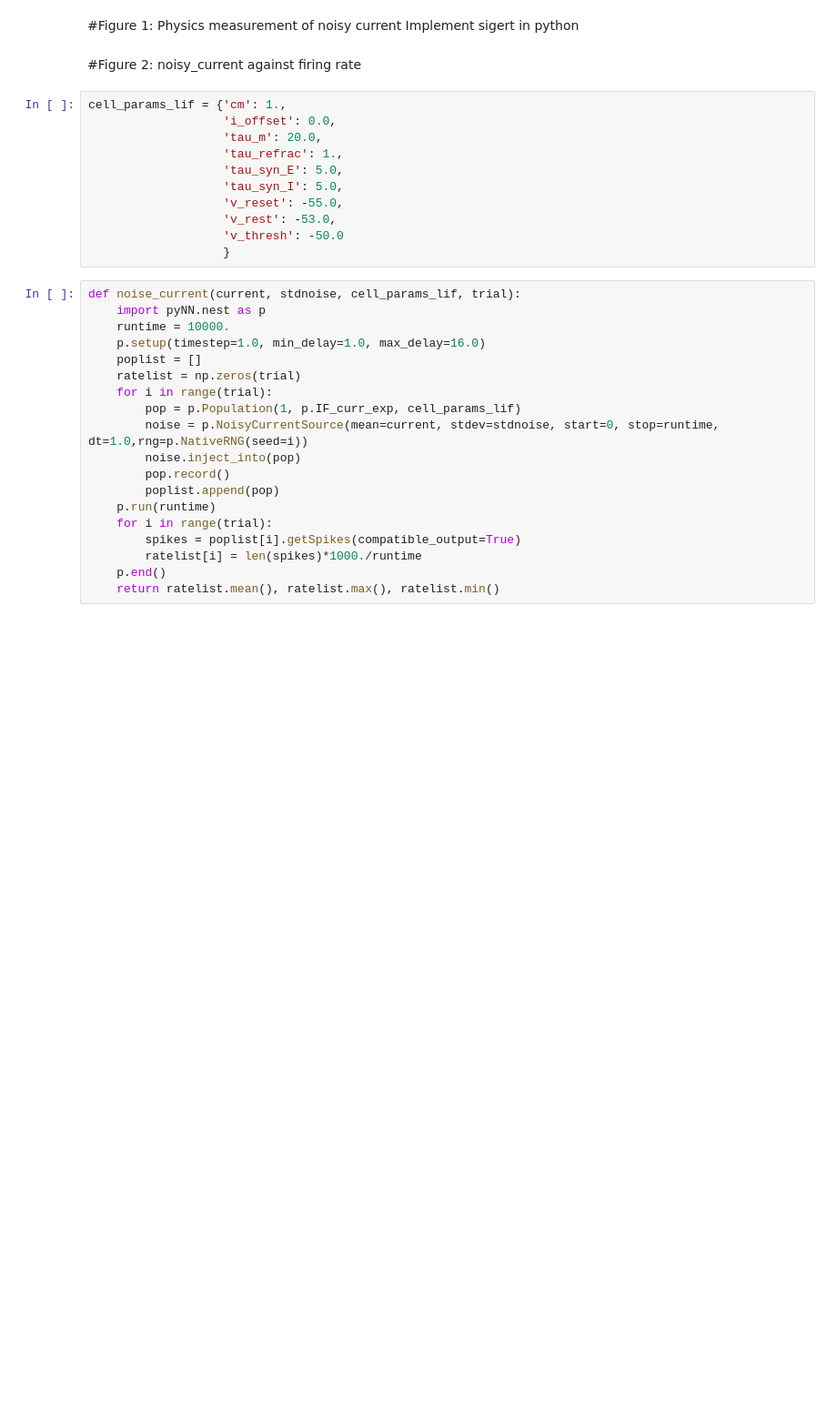
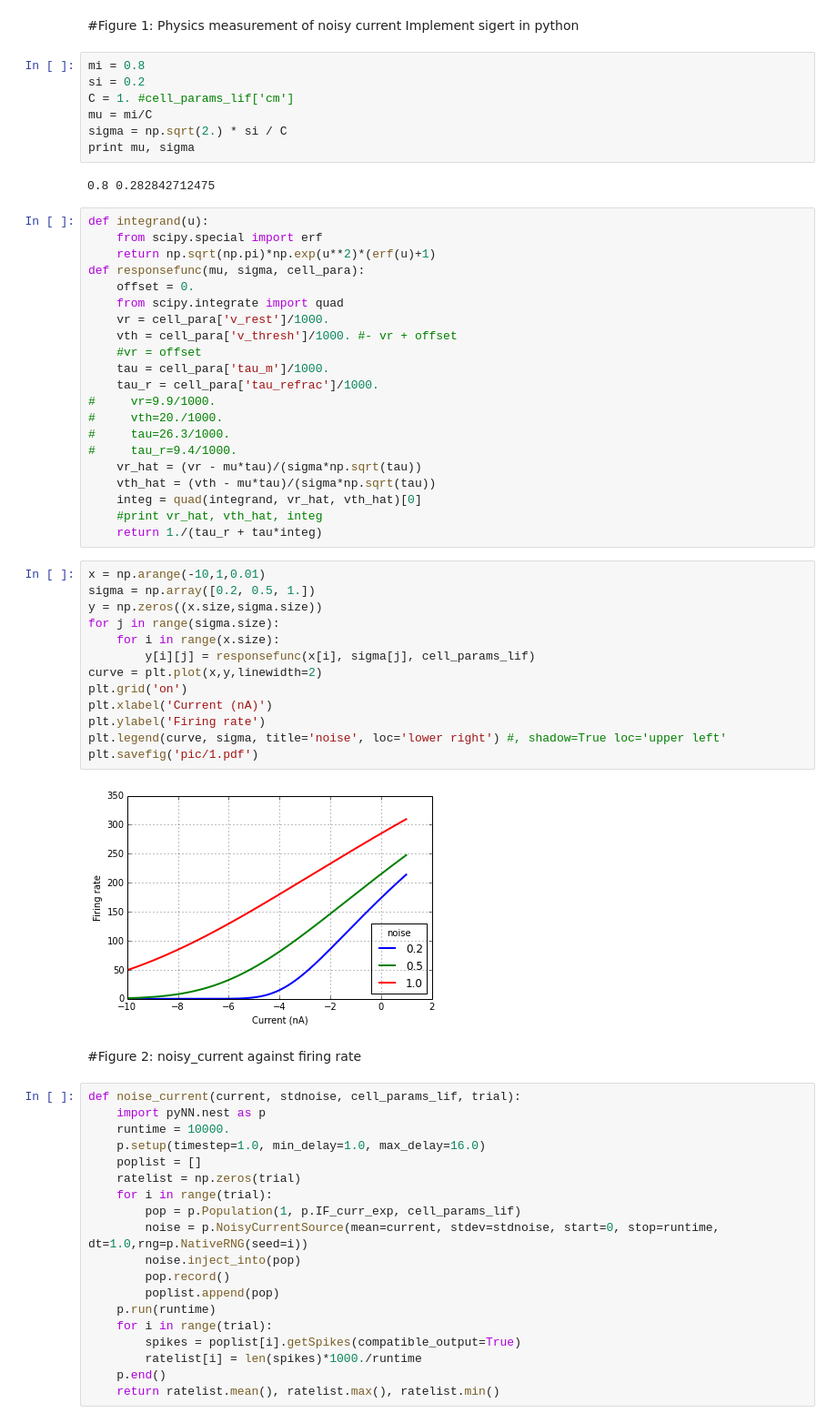
Before and after one commit to qian-liu/iconip2016, a Jupyter notebook: code/figure.ipynb, the cells around one changed output. Shown: that part at 91% size. Saved outputs shown, nothing was run; the diff lists cells and outputs as text; blank space fills up the shorter version.

```diff
--- a/code/figure.ipynb
+++ b/code/figure.ipynb
@@ -11,19 +23,53 @@ import copy
 # %% [markdown]
 #Figure 1: Physics measurement of noisy current
 Implement sigert in python
+# %%
+mi = 0.8
+si = 0.2
+C = 1. #cell_params_lif['cm']
+mu = mi/C
+sigma = np.sqrt(2.) * si / C
+print mu, sigma
+# %% [output]
+0.8 0.282842712475
+# %%
+def integrand(u):
+    from scipy.special import erf
+    return np.sqrt(np.pi)*np.exp(u**2)*(erf(u)+1)
+def responsefunc(mu, sigma, cell_para):
+    offset = 0.
+    from scipy.integrate import quad
+    vr = cell_para['v_rest']/1000.
+    vth = cell_para['v_thresh']/1000. #- vr + offset
+    #vr = offset
+    tau = cell_para['tau_m']/1000.
+    tau_r = cell_para['tau_refrac']/1000.
+#     vr=9.9/1000.
+#     vth=20./1000.
+#     tau=26.3/1000.
+#     tau_r=9.4/1000.
+    vr_hat = (vr - mu*tau)/(sigma*np.sqrt(tau))
+    vth_hat = (vth - mu*tau)/(sigma*np.sqrt(tau))
+    integ = quad(integrand, vr_hat, vth_hat)[0]
+    #print vr_hat, vth_hat, integ
+    return 1./(tau_r + tau*integ)
+# %%
+x = np.arange(-10,1,0.01)
+sigma = np.array([0.2, 0.5, 1.])
+y = np.zeros((x.size,sigma.size))
+for j in range(sigma.size):
+    for i in range(x.size):
+        y[i][j] = responsefunc(x[i], sigma[j], cell_params_lif)
+curve = plt.plot(x,y,linewidth=2)
+plt.grid('on')
+plt.xlabel('Current (nA)')
+plt.ylabel('Firing rate')
+plt.legend(curve, sigma, title='noise', loc='lower right') #, shadow=True loc='upper left'
+plt.savefig('pic/1.pdf')
+# %% [output]
+[figure, added]
 # %% [markdown]
 #Figure 2: noisy_current against firing rate
-# %%
-cell_params_lif = {'cm': 1.,
-                   'i_offset': 0.0,
-                   'tau_m': 20.0,
-                   'tau_refrac': 1.,
-                   'tau_syn_E': 5.0,
-                   'tau_syn_I': 5.0,
-                   'v_reset': -55.0,
-                   'v_rest': -53.0,
-                   'v_thresh': -50.0
-                   }
 # %%
 def noise_current(current, stdnoise, cell_params_lif, trial):
     import pyNN.nest as p
```
Also changed, not shown: parts of 21 cells of this notebook, 32 other files.
